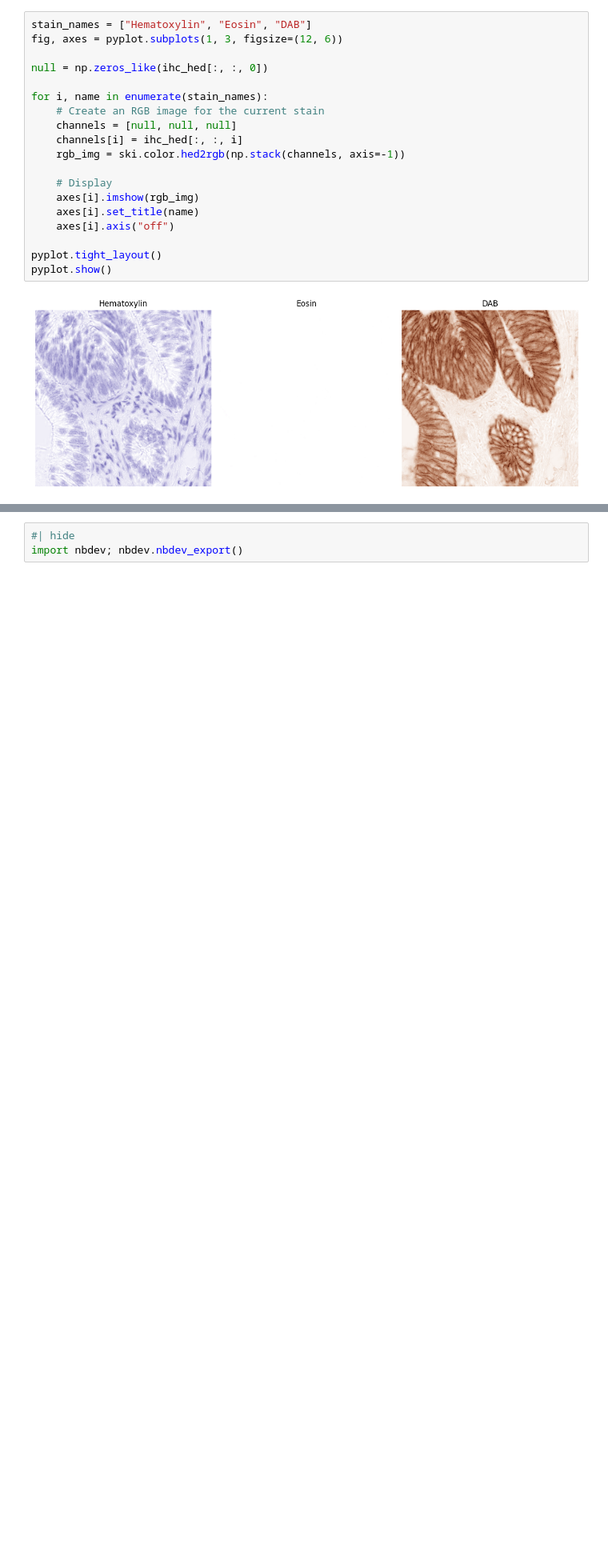
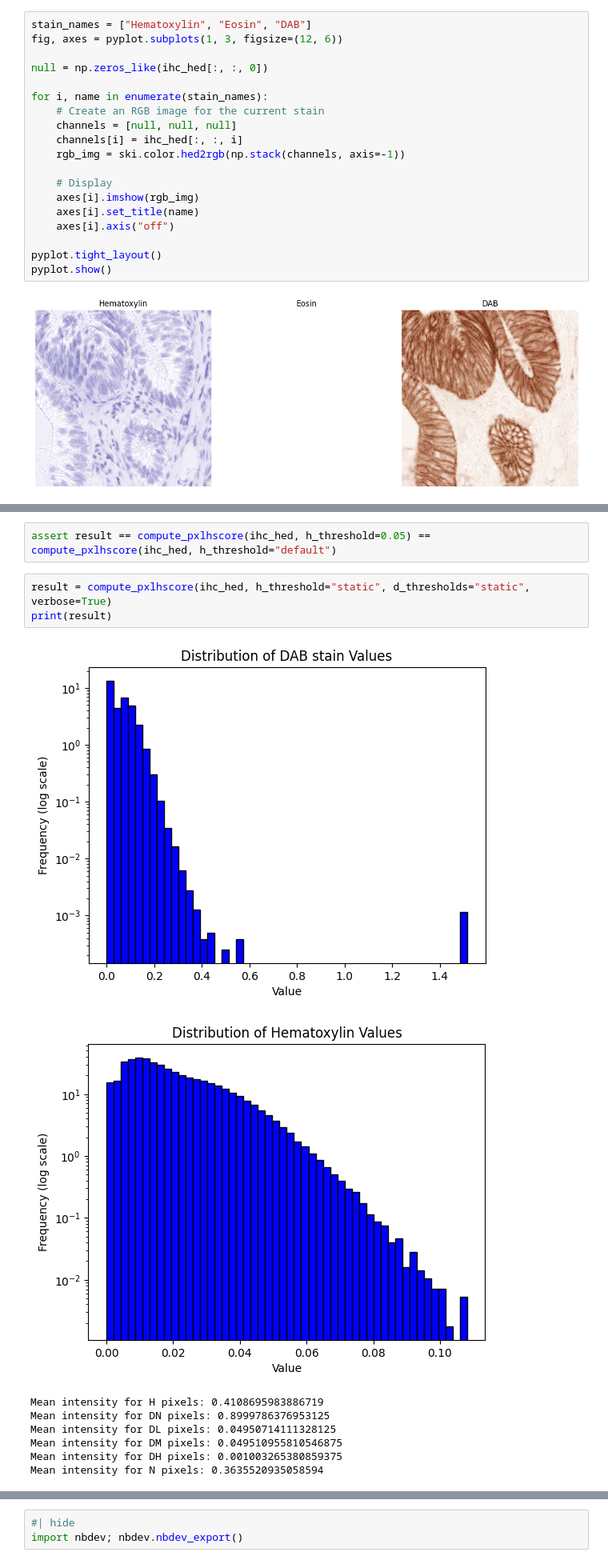
Before and after one commit to IntegratedPathologyUnit-ICR/pyhscore, a Jupyter notebook: nbs/00_score.ipynb, the cells around one changed output, grey strips where cells are left out. Shown at 80% size. Cells and saved outputs as stored; diff of their text form; blank space fills up the shorter version.

```diff
--- a/nbs/00_score.ipynb
+++ b/nbs/00_score.ipynb
@@ -180,0 +208,14 @@ assert round(compute_pxlhscore(ihc_hed), ndigits=3) == 79.248
+# %%
+assert result == compute_pxlhscore(ihc_hed, h_threshold=0.05) == compute_pxlhscore(ihc_hed, h_threshold="default")
+# %%
+result = compute_pxlhscore(ihc_hed, h_threshold="static", d_thresholds="static", verbose=True)
+print(result)
+# %% [output]
+[figure, added]
+[figure, added]
+Mean intensity for H pixels: 0.4108695983886719
+Mean intensity for DN pixels: 0.8999786376953125
+Mean intensity for DL pixels: 0.04950714111328125
+Mean intensity for DM pixels: 0.049510955810546875
+Mean intensity for DH pixels: 0.001003265380859375
+Mean intensity for N pixels: 0.3635520935058594
```
Also changed, not shown: parts of 8 cells of this notebook, 3 other files.
